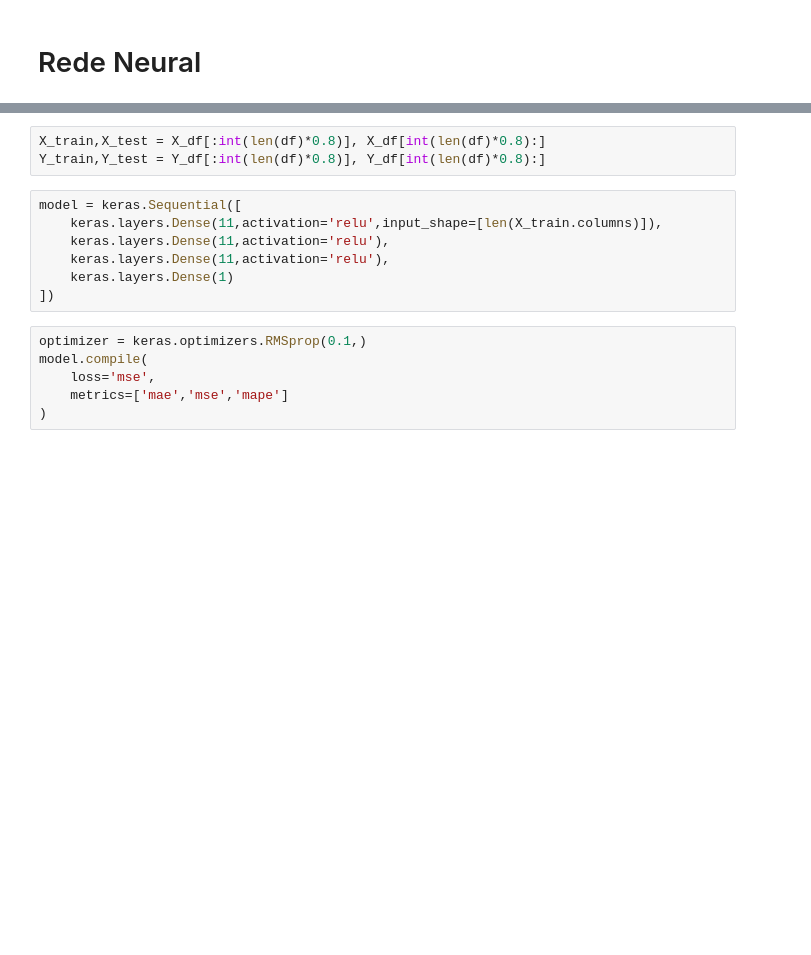
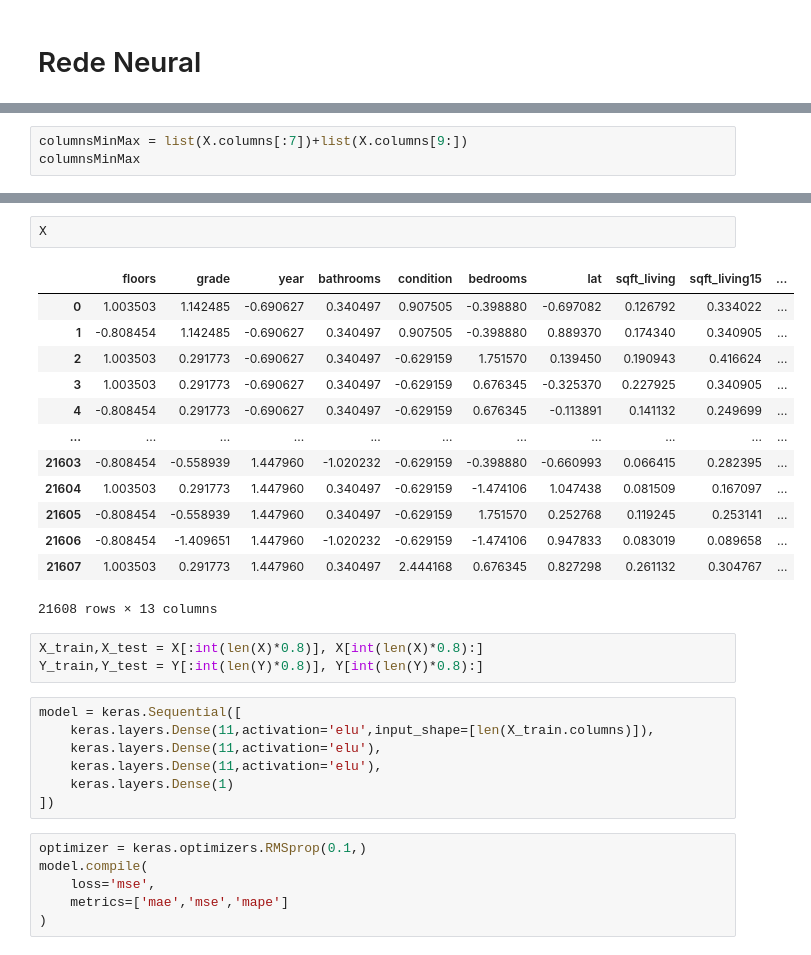
Before and after one commit to MarcioB1999/Previsao_Precos, a Jupyter notebook: Regressao_preço.ipynb, the cells around one changed output, grey strips where cells are left out. Drawn from its saved outputs; the diff is of its cells as text; blank space fills up the shorter version.

```diff
--- a/Regressao_preço.ipynb
+++ b/Regressao_preço.ipynb
@@ -437,0 +43,3 @@ X_df
+# %%
+columnsMinMax = list(X.columns[:7])+list(X.columns[9:])
+columnsMinMax
@@ -438,11 +81,27 @@ X_df
+# %%
+X
+# %% [output]
+|  | floors | grade | year | bathrooms | condition | bedrooms | lat | sqft_living | sqft_living15 | ... |
+| 0 | 1.003503 | 1.142485 | -0.690627 | 0.340497 | 0.907505 | -0.398880 | -0.697082 | 0.126792 | 0.334022 | ... |
+| 1 | -0.808454 | 1.142485 | -0.690627 | 0.340497 | 0.907505 | -0.398880 | 0.889370 | 0.174340 | 0.340905 | ... |
+| 2 | 1.003503 | 0.291773 | -0.690627 | 0.340497 | -0.629159 | 1.751570 | 0.139450 | 0.190943 | 0.416624 | ... |
+| 3 | 1.003503 | 0.291773 | -0.690627 | 0.340497 | -0.629159 | 0.676345 | -0.325370 | 0.227925 | 0.340905 | ... |
+| 4 | -0.808454 | 0.291773 | -0.690627 | 0.340497 | -0.629159 | 0.676345 | -0.113891 | 0.141132 | 0.249699 | ... |
+| ... | ... | ... | ... | ... | ... | ... | ... | ... | ... | ... |
+| 21603 | -0.808454 | -0.558939 | 1.447960 | -1.020232 | -0.629159 | -0.398880 | -0.660993 | 0.066415 | 0.282395 | ... |
+| 21604 | 1.003503 | 0.291773 | 1.447960 | 0.340497 | -0.629159 | -1.474106 | 1.047438 | 0.081509 | 0.167097 | ... |
+| 21605 | -0.808454 | -0.558939 | 1.447960 | 0.340497 | -0.629159 | 1.751570 | 0.252768 | 0.119245 | 0.253141 | ... |
+| 21606 | -0.808454 | -1.409651 | 1.447960 | -1.020232 | -0.629159 | -1.474106 | 0.947833 | 0.083019 | 0.089658 | ... |
+| 21607 | 1.003503 | 0.291773 | 1.447960 | 0.340497 | 2.444168 | 0.676345 | 0.827298 | 0.261132 | 0.304767 | ... |
+21608 rows × 13 columns
 # %%
-X_train,X_test = X_df[:int(len(df)*0.8)], X_df[int(len(df)*0.8):]
-Y_train,Y_test = Y_df[:int(len(df)*0.8)], Y_df[int(len(df)*0.8):]
+X_train,X_test = X[:int(len(X)*0.8)], X[int(len(X)*0.8):]
+Y_train,Y_test = Y[:int(len(Y)*0.8)], Y[int(len(Y)*0.8):]
 # %%
 model = keras.Sequential([
-    keras.layers.Dense(11,activation='relu',input_shape=[len(X_train.columns)]),
-    keras.layers.Dense(11,activation='relu'),
-    keras.layers.Dense(11,activation='relu'),
+    keras.layers.Dense(11,activation='elu',input_shape=[len(X_train.columns)]),
+    keras.layers.Dense(11,activation='elu'),
+    keras.layers.Dense(11,activation='elu'),
     keras.layers.Dense(1)
 ])
 # %%
```
Also changed, not shown: parts of 39 cells of this notebook, 6 other files.
